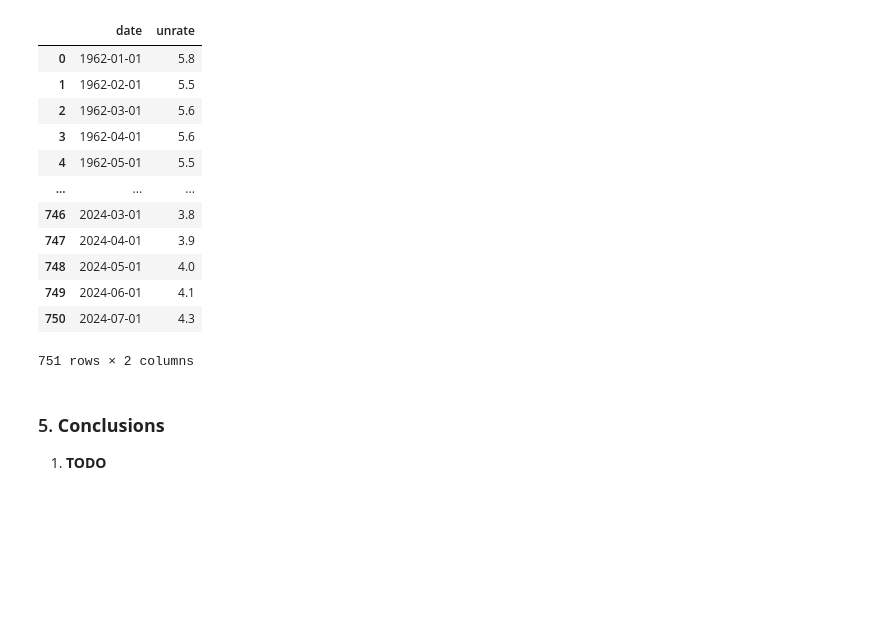
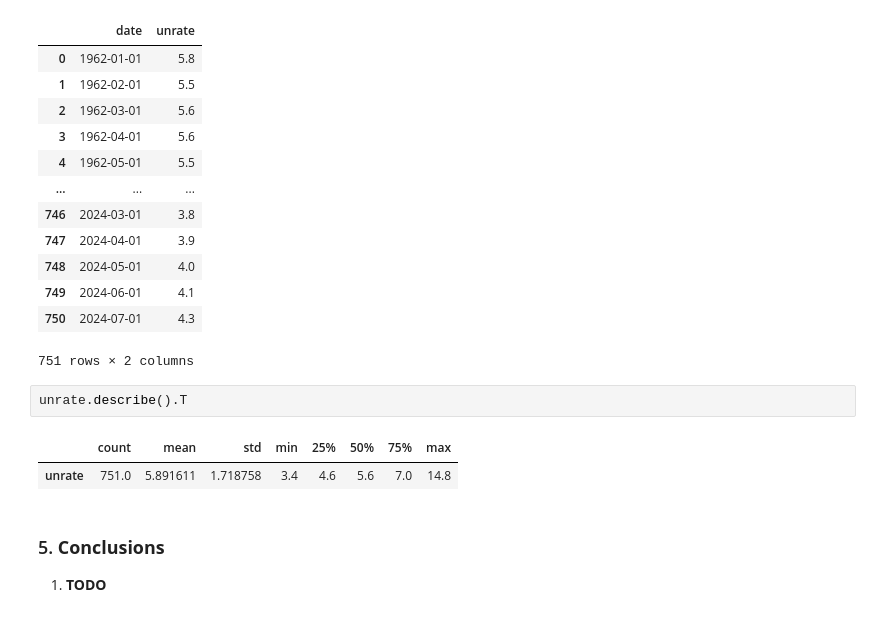
Before and after one commit to Engineer194/Analysis-of-the-US-Economy---Part-2, a Jupyter notebook: Macroeconomic Analysis of the US Economy - Part 2-v.1.ipynb, the cells around one changed output. Drawn from its saved outputs; the diff is of its cells as text; blank space fills up the shorter version.

```diff
--- a/Macroeconomic Analysis of the US Economy - Part 2-v.1.ipynb
+++ b/Macroeconomic Analysis of the US Economy - Part 2-v.1.ipynb
@@ -550,6 +553,11 @@ unrate
 | 749 | 2024-06-01 | 4.1 |
 | 750 | 2024-07-01 | 4.3 |
 751 rows × 2 columns
+# %%
+unrate.describe().T
+# %% [output]
+|  | count | mean | std | min | 25% | 50% | 75% | max |
+| unrate | 751.0 | 5.891611 | 1.718758 | 3.4 | 4.6 | 5.6 | 7.0 | 14.8 |
 # %% [markdown]
 ### 5. **Conclusions**
 
```
Also changed, not shown: parts of 6 cells of this notebook.
